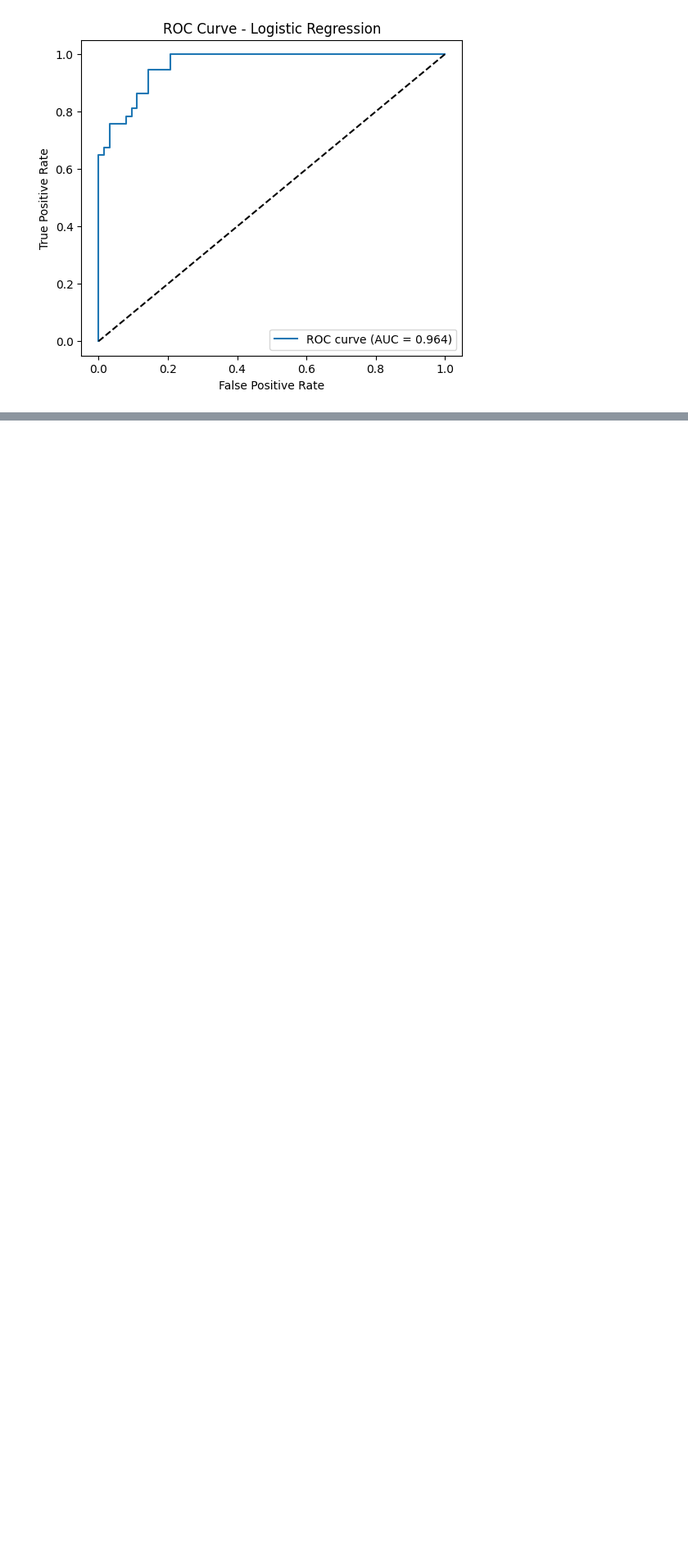
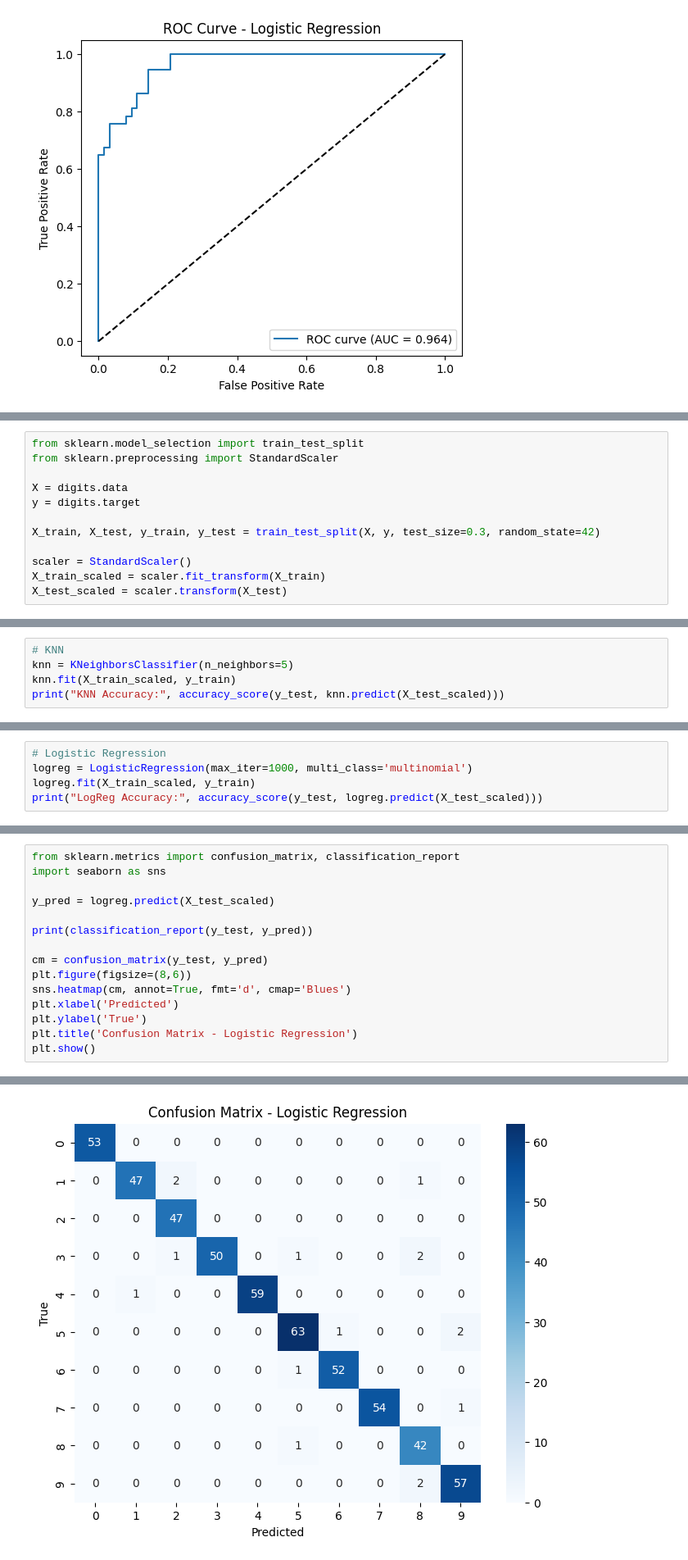
Before and after one commit to mery-bigdata/mery-bigdata, a Jupyter notebook: big_data.ipynb, the cells around one changed output, grey strips where cells are left out. Shown at 82% size. Drawn from its saved outputs; the diff is of its cells as text; blank space fills up the shorter version.

```diff
--- a/big_data.ipynb
+++ b/big_data.ipynb
@@ -126,0 +164,12 @@ plt.show()
+# %%
+from sklearn.model_selection import train_test_split
+from sklearn.preprocessing import StandardScaler
+
+X = digits.data
+y = digits.target
+
+X_train, X_test, y_train, y_test = train_test_split(X, y, test_size=0.3, random_state=42)
+
+scaler = StandardScaler()
+X_train_scaled = scaler.fit_transform(X_train)
+X_test_scaled = scaler.transform(X_test)
@@ -126,0 +181,5 @@ plt.show()
+# %%
+# KNN
+knn = KNeighborsClassifier(n_neighbors=5)
+knn.fit(X_train_scaled, y_train)
+print("KNN Accuracy:", accuracy_score(y_test, knn.predict(X_test_scaled)))
@@ -126,0 +188,5 @@ plt.show()
+# %%
+# Logistic Regression
+logreg = LogisticRegression(max_iter=1000, multi_class='multinomial')
+logreg.fit(X_train_scaled, y_train)
+print("LogReg Accuracy:", accuracy_score(y_test, logreg.predict(X_test_scaled)))
@@ -126,0 +202,16 @@ plt.show()
+# %%
+from sklearn.metrics import confusion_matrix, classification_report
+import seaborn as sns
+
+y_pred = logreg.predict(X_test_scaled)
+
+print(classification_report(y_test, y_pred))
+
+cm = confusion_matrix(y_test, y_pred)
+plt.figure(figsize=(8,6))
+sns.heatmap(cm, annot=True, fmt='d', cmap='Blues')
+plt.xlabel('Predicted')
+plt.ylabel('True')
+plt.title('Confusion Matrix - Logistic Regression')
+plt.show()
+# %% [output]
@@ -126,0 +234 @@ plt.show()
+[figure, added]
```
Also changed, not shown: parts of 8 cells of this notebook.
